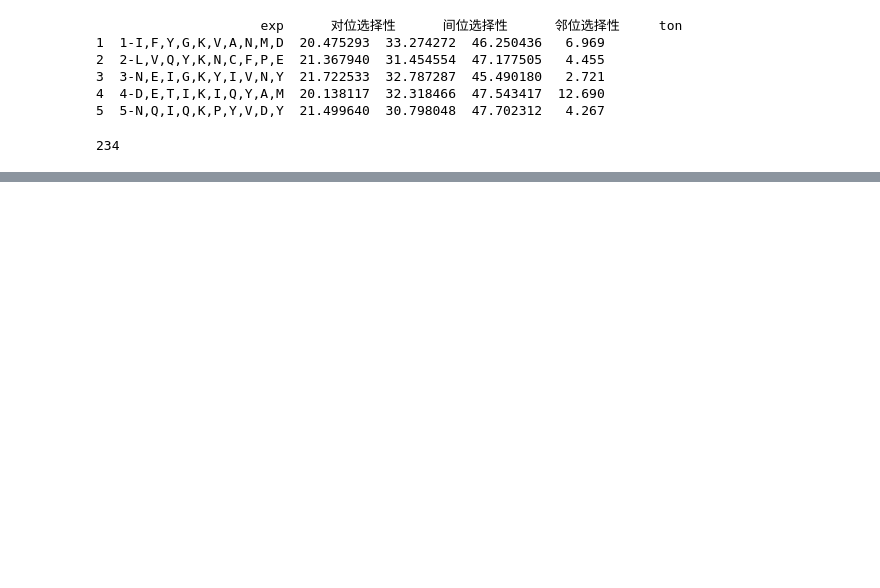
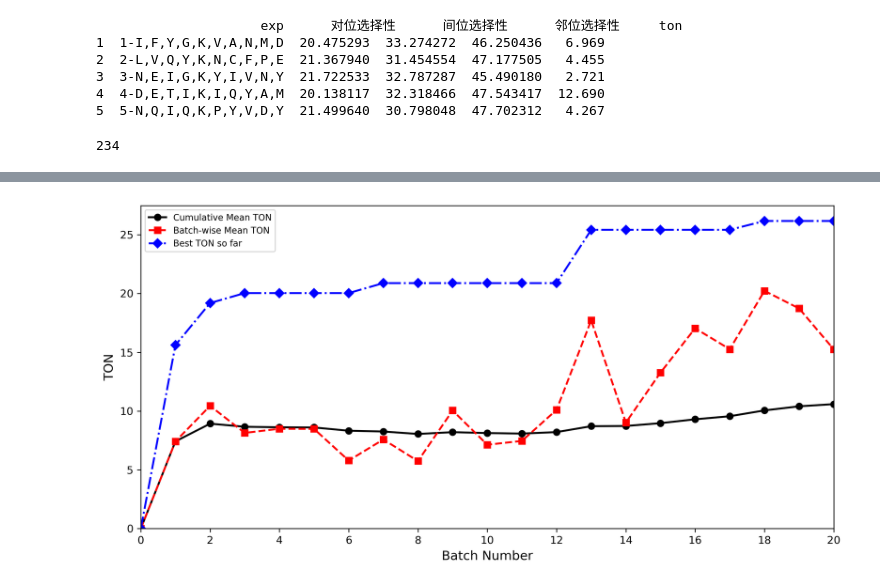
Before and after one commit to Wang-Group/Fe-Protoporphyrin_Peptide_Catalysis, a Jupyter notebook: AL_vs_Random/Surrogate_AL.ipynb, the cells around one changed output, grey strips where cells are left out. Drawn from its saved outputs; the diff is of its cells as text; code cells hidden in the pictures; blank space fills up the shorter version.

```diff
--- a/AL_vs_Random/Surrogate_AL.ipynb
+++ b/AL_vs_Random/Surrogate_AL.ipynb
@@ -353,0 +541,90 @@ for alpha_temp in [0, 1, 2, 5, 10]:
+# %%
+import numpy as np
+import pandas as pd
+import matplotlib.pyplot as plt
+from matplotlib.ticker import MaxNLocator
+
+# ——————————————————————————————————————————————
+# 1) Compute cumulative & batch‑wise stats + running max
+mean_ton_all   = []
+best_ton_all   = []
+mean_ton_batch = []
+
+for i in range(1, len(data_all_origin) + 1):
+    data_temp = pd.concat(data_all_origin[:i])
+    tons_temp = data_temp["ton"].values
+    mean_ton_all.append(tons_temp.mean())
+    best_ton_all.append(tons_temp.max())
+
+for df in data_all_origin:
+    tons_batch = df["ton"].values
+    mean_ton_batch.append(tons_batch.mean())
+
+mean_ton_all = [0] + mean_ton_all
+mean_ton_all   = np.array(mean_ton_all)
+
+best_ton_all = [0] + best_ton_all
+best_ton_all   = np.array(best_ton_all)
+
+mean_ton_batch = [0] + mean_ton_batch
+mean_ton_batch = np.array(mean_ton_batch)
+batch_count    = len(mean_ton_all)
+
+# 2) X axis: batches numbered 0…N-1
+x = np.arange(batch_count)
+
+# ——————————————————————————————————————————————
+# 3) Single-axis plot without error bars
+fig, ax = plt.subplots(figsize=(10, 5), dpi=300)
+
+# Cumulative mean TON (black)
+ax.plot(
+    x,
+    mean_ton_all,
+    marker='o',
+    linestyle='-',
+    color='black',
+    linewidth=1.8,
+    markersize=6,
+    label="Cumulative Mean TON"
+)
+
+# Batch‑wise mean TON (red)
+ax.plot(
+    x,
+    mean_ton_batch,
+    marker='s',
+    linestyle='--',
+    color='red',
+    linewidth=1.8,
+    markersize=6,
+    label="Batch-wise Mean TON"
+)
+
+# Best TON so far (blue)
+ax.plot(
+    x,
+    best_ton_all,
+    marker='D',
+    linestyle='-.',
+    color='blue',
+    linewidth=1.8,
+    markersize=6,
+    label="Best TON so far"
+)
+
+# Styling
+ax.set_xlabel("Batch Number", fontsize=12)
+ax.set_ylabel("TON", fontsize=12)
+
+# Integer x‑ticks and axis limits
+ax.xaxis.set_major_locator(MaxNLocator(integer=True))
+ax.set_xlim(0, batch_count - 1)
+ax.set_ylim(bottom=0)
+
+# Legend
+ax.legend(loc="upper left", fontsize='small')
+
+plt.tight_layout()
+plt.show()
+# %% [output]
@@ -353,0 +648 @@ for alpha_temp in [0, 1, 2, 5, 10]:
+[figure, added]
```
Also changed, not shown: parts of 13 cells of this notebook, 2 other files.
